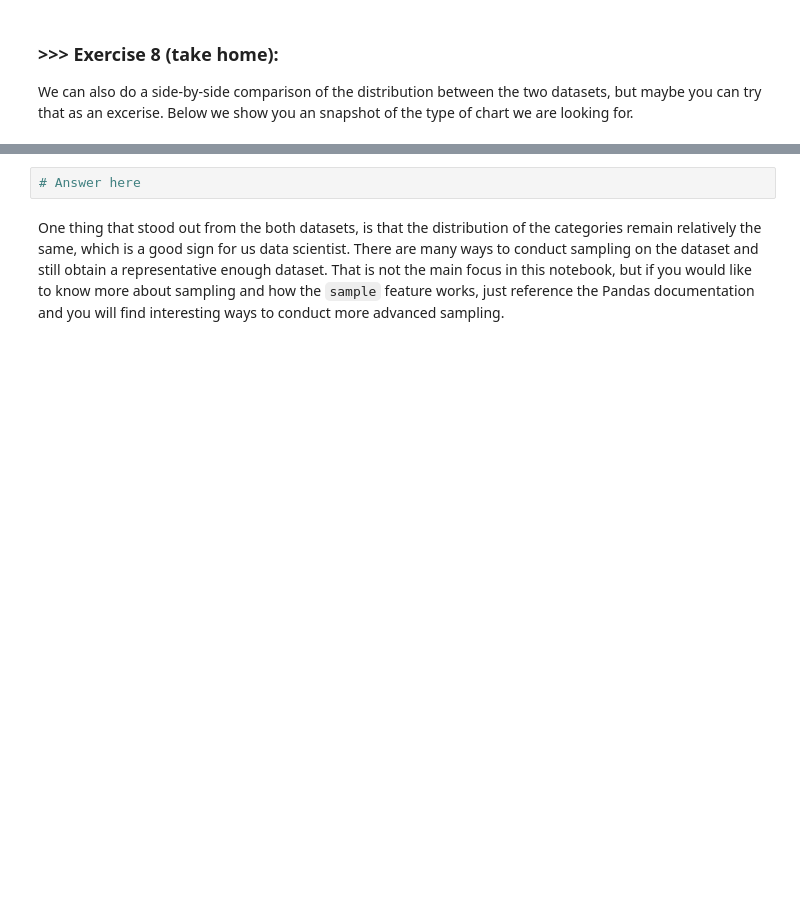
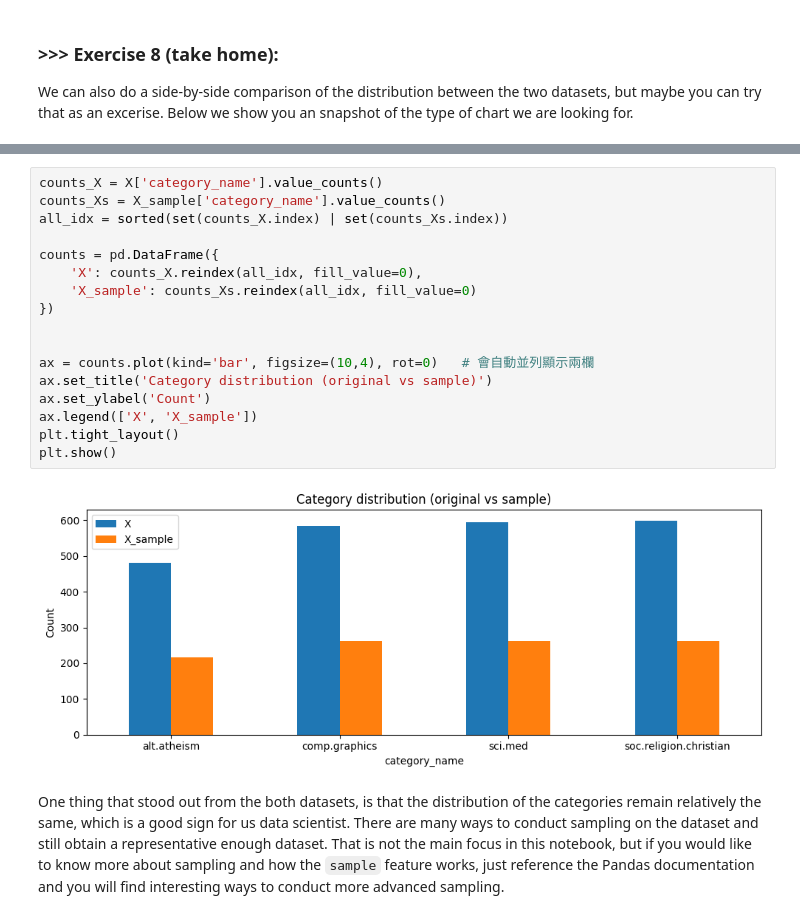
Before and after one commit to Weichan-Chen/DM2025-Lab1-Exercise, a Jupyter notebook: DM2025-Lab1-Master.ipynb, the cells around one changed output, grey strips where cells are left out. Cells and saved outputs as stored; diff of their text form; blank space fills up the shorter version.

```diff
--- a/DM2025-Lab1-Master.ipynb
+++ b/DM2025-Lab1-Master.ipynb
@@ -751,8 +793,25 @@ Notice that for the `ylim` parameters we hardcoded the maximum value for y. Is i
 We can also do a side-by-side comparison of the distribution between the two datasets, but maybe you can try that as an excerise. Below we show you an snapshot of the type of chart we are looking for.
 # %% [markdown]
 ![alt txt](https://i.imgur.com/9eO431H.png)
-# %%
-# Answer here
+# %%
+counts_X = X['category_name'].value_counts()
+counts_Xs = X_sample['category_name'].value_counts()
+all_idx = sorted(set(counts_X.index) | set(counts_Xs.index))
+
+counts = pd.DataFrame({
+    'X': counts_X.reindex(all_idx, fill_value=0),
+    'X_sample': counts_Xs.reindex(all_idx, fill_value=0)
+})
+
+
+ax = counts.plot(kind='bar', figsize=(10,4), rot=0)   # 會自動並列顯示兩欄
+ax.set_title('Category distribution (original vs sample)')
+ax.set_ylabel('Count')
+ax.legend(['X', 'X_sample'])
+plt.tight_layout()
+plt.show()
+# %% [output]
+[figure, added]
 # %% [markdown]
 One thing that stood out from the both datasets, is that the distribution of the categories remain relatively the same, which is a good sign for us data scientist. There are many ways to conduct sampling on the dataset and still obtain a representative enough dataset. That is not the main focus in this notebook, but if you would like to know more about sampling and how the `sample` feature works, just reference the Pandas documentation and you will find interesting ways to conduct more advanced sampling.
 # %% [markdown]
```
Also changed, not shown: parts of 18 cells of this notebook.
